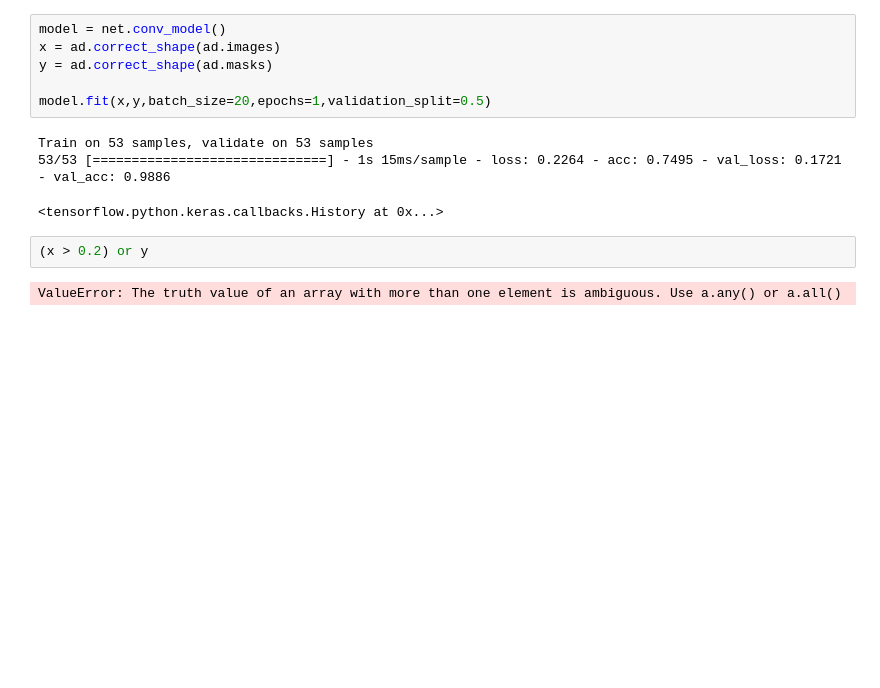
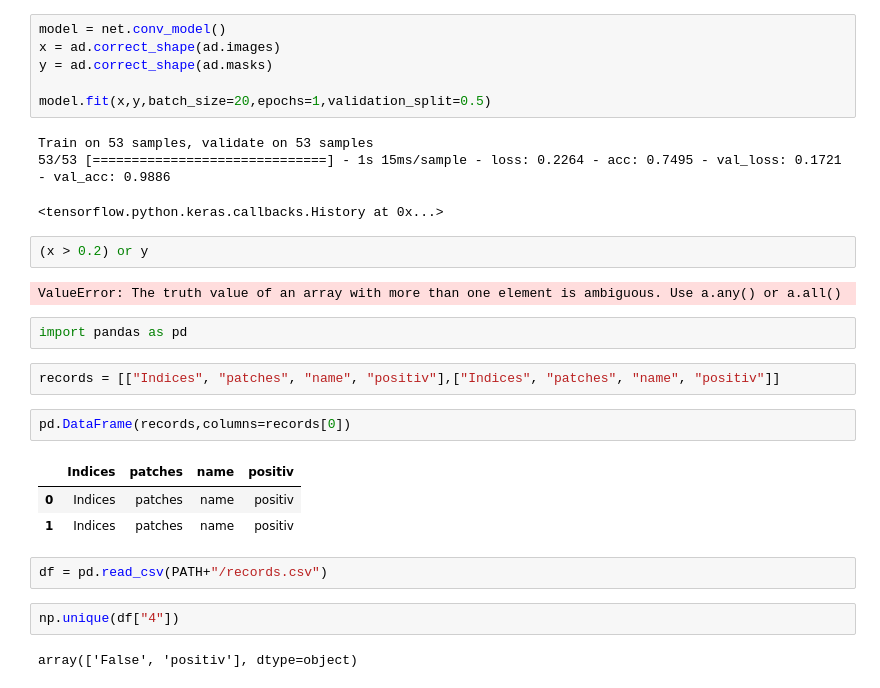
Before and after one commit to DalasNoin/aneurysm-segment, a Jupyter notebook: full-run.ipynb, the cells around one changed output. Cells and saved outputs as stored; diff of their text form; blank space fills up the shorter version.

```diff
--- a/full-run.ipynb
+++ b/full-run.ipynb
@@ -82,3 +71,19 @@ Train on 53 samples, validate on 53 samples
 (x > 0.2) or y
 # %% [output]
 ValueError: The truth value of an array with more than one element is ambiguous. Use a.any() or a.all()
+# %%
+import pandas as pd
+# %%
+records = [["Indices", "patches", "name", "positiv"],["Indices", "patches", "name", "positiv"]]
+# %%
+pd.DataFrame(records,columns=records[0])
+# %% [output]
+|  | Indices | patches | name | positiv |
+| 0 | Indices | patches | name | positiv |
+| 1 | Indices | patches | name | positiv |
+# %%
+df = pd.read_csv(PATH+"/records.csv")
+# %%
+np.unique(df["4"])
+# %% [output]
+array(['False', 'positiv'], dtype=object)
```
Also changed, not shown: parts of 6 cells of this notebook, 6 other files.
